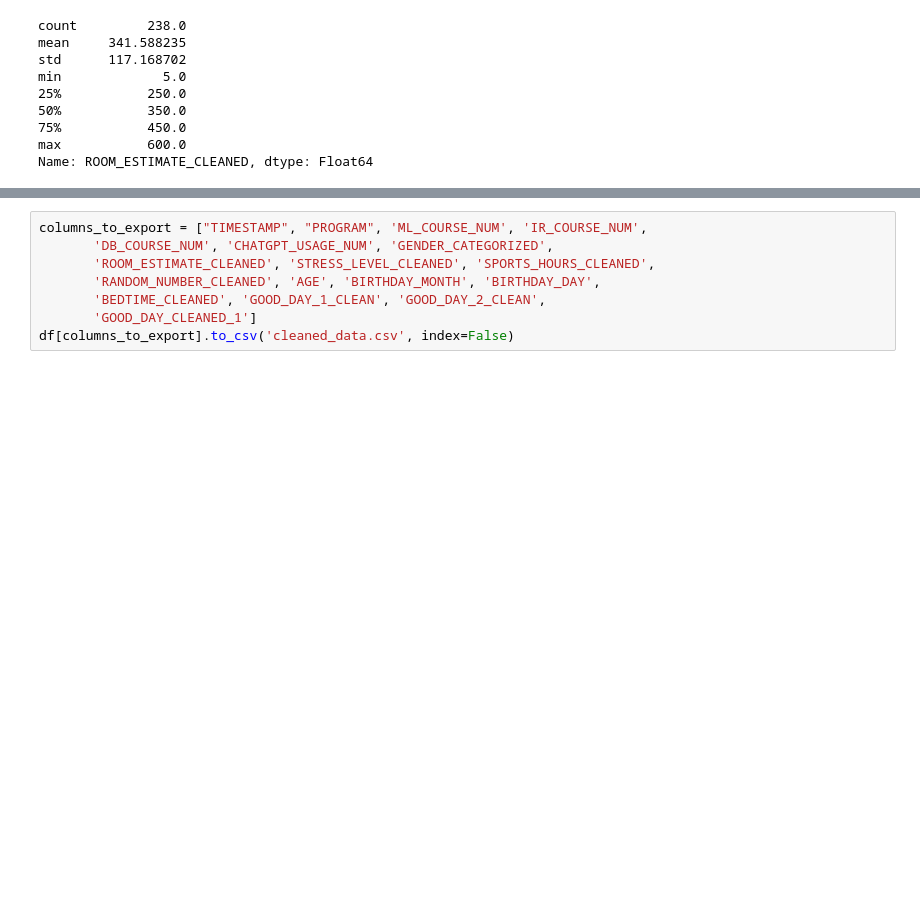
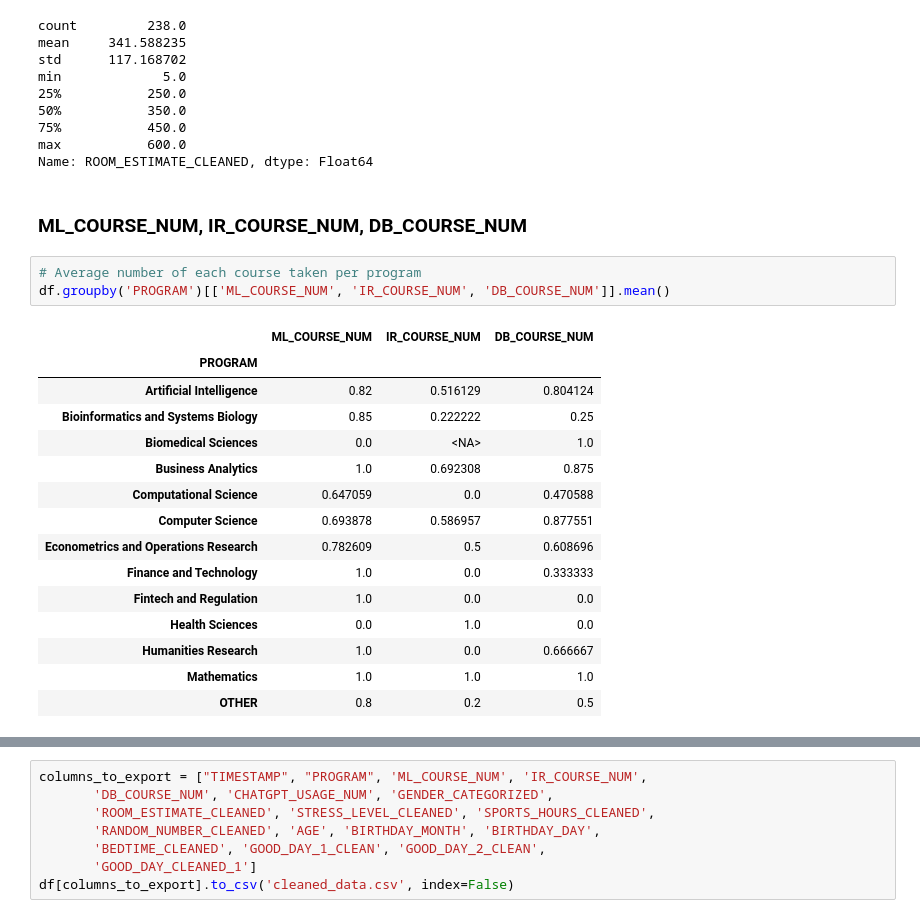
Before and after one commit to rahil1303/dmt-assignment1-2025, a Jupyter notebook: notebooks/Iteration_2_eda.ipynb, the cells around one changed output, grey strips where cells are left out. Saved outputs shown, nothing was run; the diff lists cells and outputs as text; blank space fills up the shorter version.

```diff
--- a/notebooks/Iteration_2_eda.ipynb
+++ b/notebooks/Iteration_2_eda.ipynb
@@ -1175,3 +1175,24 @@ min             5.0
 75%           450.0
 max           600.0
 Name: ROOM_ESTIMATE_CLEANED, dtype: Float64
+# %% [markdown]
+### ML_COURSE_NUM, IR_COURSE_NUM, DB_COURSE_NUM
+# %%
+# Average number of each course taken per program
+df.groupby('PROGRAM')[['ML_COURSE_NUM', 'IR_COURSE_NUM', 'DB_COURSE_NUM']].mean()
+# %% [output]
+|  | ML_COURSE_NUM | IR_COURSE_NUM | DB_COURSE_NUM |
+| PROGRAM |  |  |  |
+| Artificial Intelligence | 0.82 | 0.516129 | 0.804124 |
+| Bioinformatics and Systems Biology | 0.85 | 0.222222 | 0.25 |
+| Biomedical Sciences | 0.0 | <NA> | 1.0 |
+| Business Analytics | 1.0 | 0.692308 | 0.875 |
+| Computational Science | 0.647059 | 0.0 | 0.470588 |
+| Computer Science | 0.693878 | 0.586957 | 0.877551 |
+| Econometrics and Operations Research | 0.782609 | 0.5 | 0.608696 |
+| Finance and Technology | 1.0 | 0.0 | 0.333333 |
+| Fintech and Regulation | 1.0 | 0.0 | 0.0 |
+| Health Sciences | 0.0 | 1.0 | 0.0 |
+| Humanities Research | 1.0 | 0.0 | 0.666667 |
+| Mathematics | 1.0 | 1.0 | 1.0 |
+| OTHER | 0.8 | 0.2 | 0.5 |
```
Also changed, not shown: parts of 7 cells of this notebook, 1 other file.
